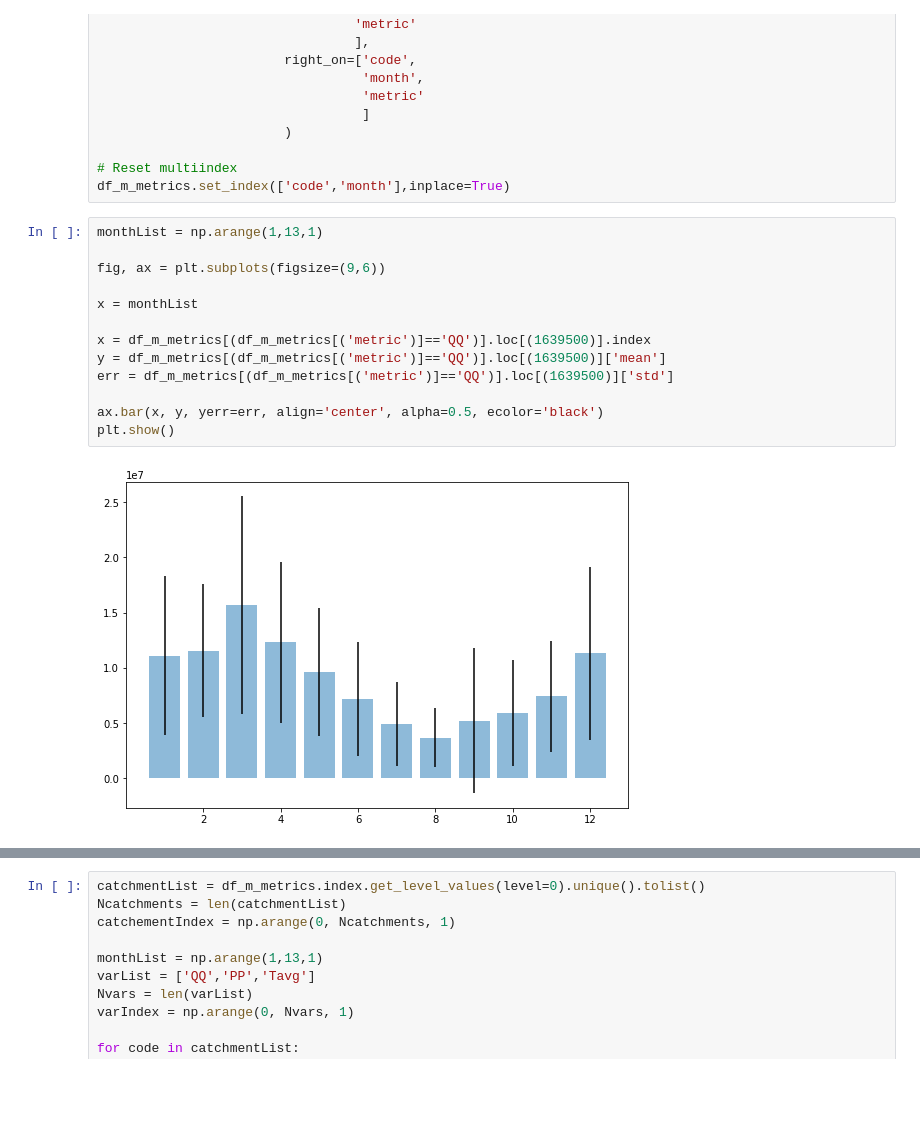
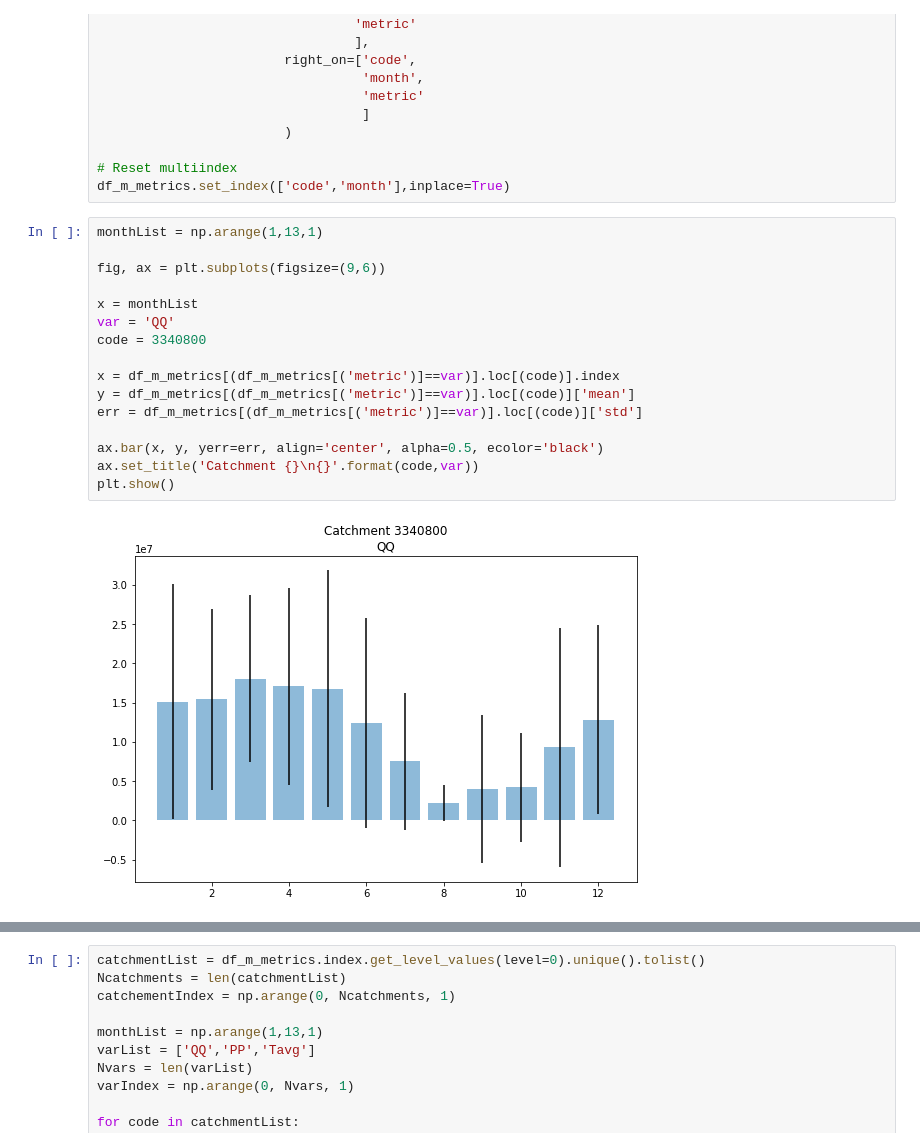
Before and after one commit to GW-modelling-Spring2022/homework-david-edu-morales, a Jupyter notebook: Surface/Surface Water Project/data_manipulation_daymet.ipynb, the cells around one changed output, grey strips where cells are left out. Cells and saved outputs as stored; diff of their text form; blank space fills up the shorter version.

```diff
--- a/Surface/Surface Water Project/data_manipulation_daymet.ipynb
+++ b/Surface/Surface Water Project/data_manipulation_daymet.ipynb
@@ -293,15 +293,18 @@ df_m_metrics.set_index(['code','month'],inplace=True)
 # %%
 monthList = np.arange(1,13,1)
 
 fig, ax = plt.subplots(figsize=(9,6))
 
 x = monthList
+var = 'QQ'
+code = 3340800
 
-x = df_m_metrics[(df_m_metrics[('metric')]=='QQ')].loc[(1639500)].index
-y = df_m_metrics[(df_m_metrics[('metric')]=='QQ')].loc[(1639500)]['mean']
-err = df_m_metrics[(df_m_metrics[('metric')]=='QQ')].loc[(1639500)]['std']
+x = df_m_metrics[(df_m_metrics[('metric')]==var)].loc[(code)].index
+y = df_m_metrics[(df_m_metrics[('metric')]==var)].loc[(code)]['mean']
+err = df_m_metrics[(df_m_metrics[('metric')]==var)].loc[(code)]['std']
 
 ax.bar(x, y, yerr=err, align='center', alpha=0.5, ecolor='black')
+ax.set_title('Catchment {}\n{}'.format(code,var))
 plt.show()
 # %% [output]
-[figure, old version]
+[figure, new version]
```
Also changed, not shown: parts of 5 cells of this notebook.
